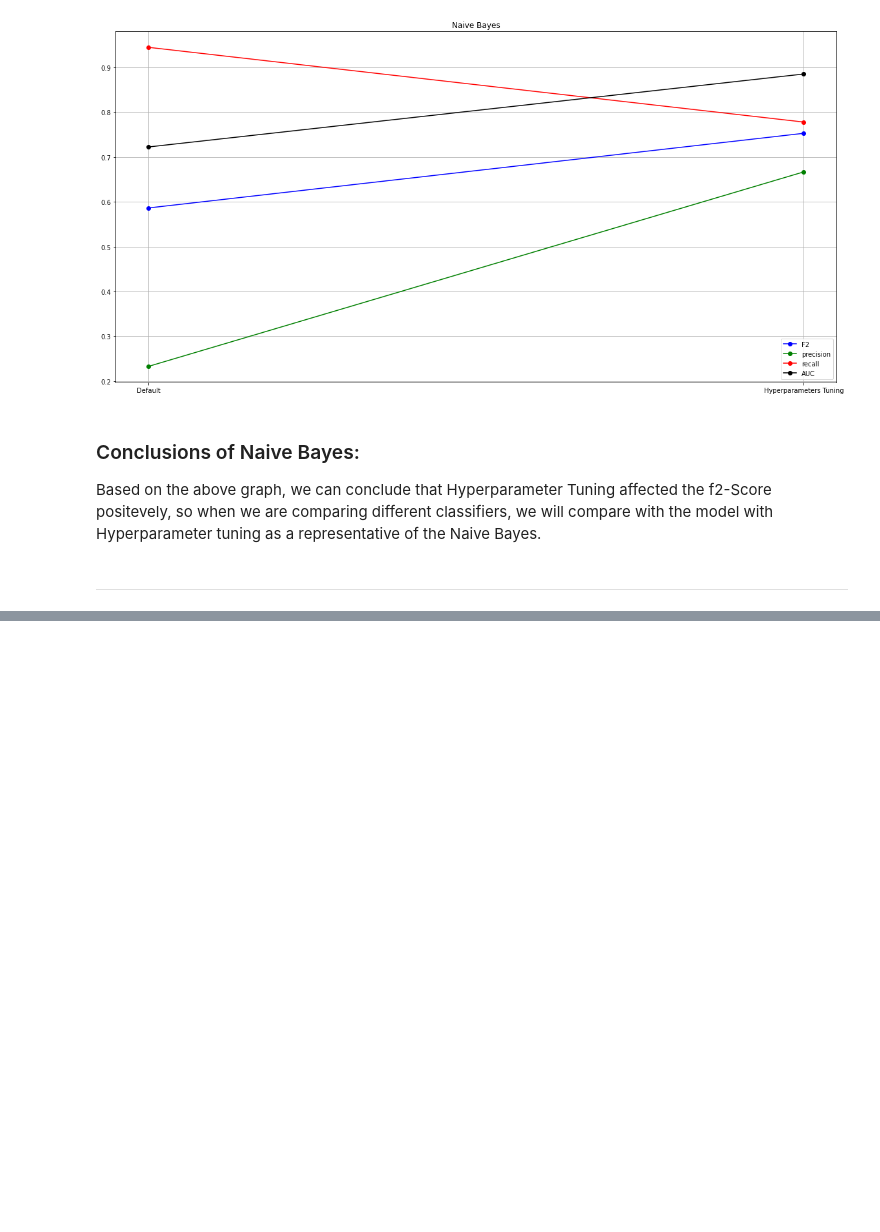
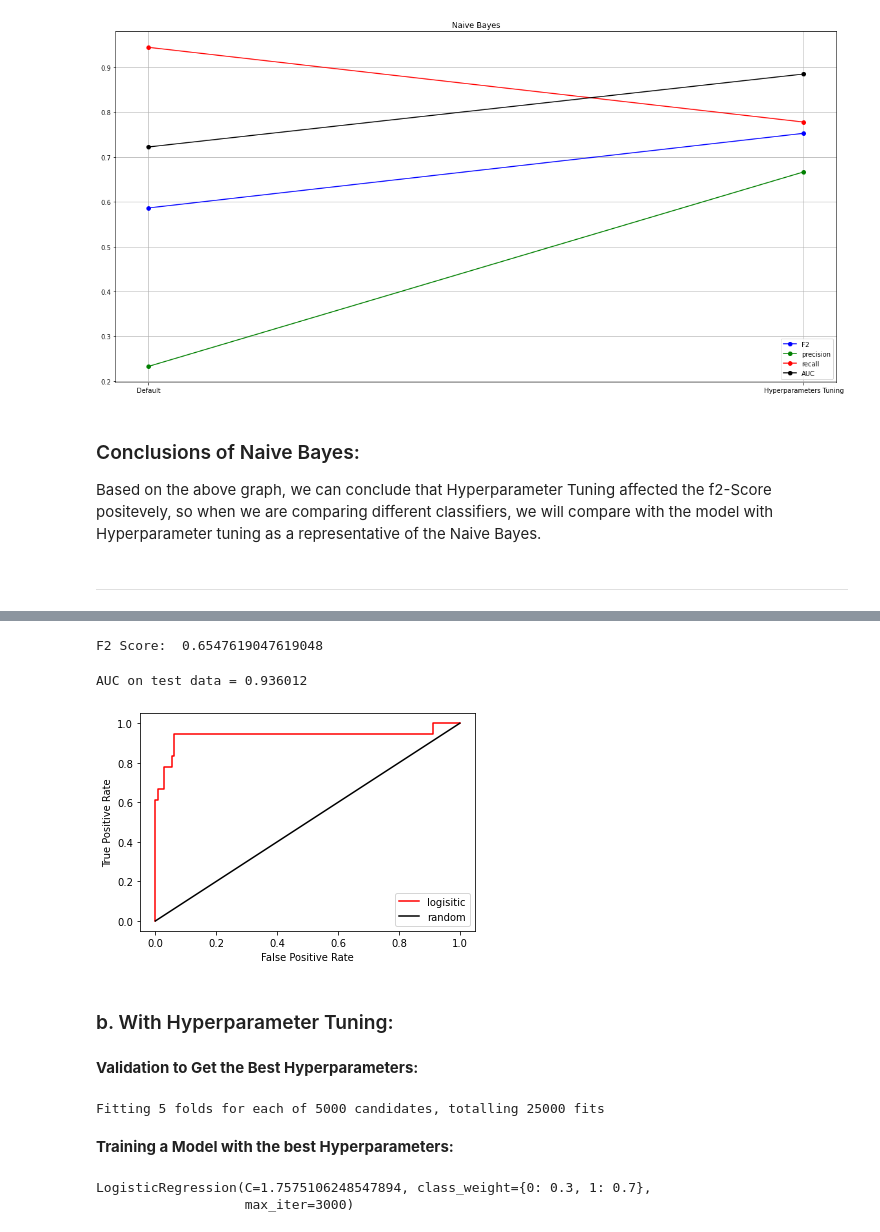
Before and after one commit to dona-samir/COVID-19-Outcome-Prediction, a Jupyter notebook: covid19OutcomePrediction.ipynb, the cells around one changed output, grey strips where cells are left out. Cells and saved outputs as stored; diff of their text form; code cells hidden in the pictures; blank space fills up the shorter version.

```diff
--- a/covid19OutcomePrediction.ipynb
+++ b/covid19OutcomePrediction.ipynb
@@ -1224,0 +1275,25 @@ Based on the above graph, we can conclude that Hyperparameter Tuning affected th
+# %%
+f2_1 = fbeta_score(y_test, y_pred, beta=2)
+R1 =recall_score(y_test, y_pred)
+P1 =precision_score(y_test, y_pred)
+print("F2 Score: ", f2_1)
+# %% [output]
+F2 Score:  0.6547619047619048
+# %%
+fpr, tpr, thresholds = roc_curve(y_test, y_pred_prob)
+# %%
+plt.plot(fpr, tpr,'r-',label = 'logisitic')
+plt.plot([0,1],[0,1],'k-',label='random')
+plt.legend()
+plt.xlabel('False Positive Rate')
+plt.ylabel('True Positive Rate')
+auc1=roc_auc_score( y_test, y_pred_prob)
+print("AUC on test data = %f" % auc1)
+plt.show()
+# %% [output]
+AUC on test data = 0.936012
+[figure, added]
+# %% [markdown]
+### b. With Hyperparameter Tuning:
+# %% [markdown]
+__Validation to Get the Best Hyperparameters:__
@@ -1224,0 +1308,30 @@ Based on the above graph, we can conclude that Hyperparameter Tuning affected th
+# %%
+clf = linear_model.LogisticRegression(max_iter = 3000)
+
+weights= np.linspace(0.0,0.99,100)
+
+W=[{0:x, 1:1.0-x} for x in weights]
+
+param_grid = [
+    {
+    'C' : np.logspace(-4, 4, 50),
+    'class_weight' : W
+    }
+]
+f2 = make_scorer(fbeta_score, beta=2)
+
+
+clf = GridSearchCV(clf, param_grid = param_grid, cv = 5, verbose=True, n_jobs=-1, scoring=f2)
+
+best_clf = clf.fit(X_train1,y_train)
+
+clf=clf.best_estimator_
+# %% [output]
+Fitting 5 folds for each of 5000 candidates, totalling 25000 fits
+# %% [markdown]
+__Training a Model with the best Hyperparameters:__
+# %%
+clf.fit(X_train1, y_train)
+# %% [output]
+LogisticRegression(C=1.7575106248547894, class_weight={0: 0.3, 1: 0.7},
+                   max_iter=3000)
```
Also changed, not shown: parts of 61 cells of this notebook.
